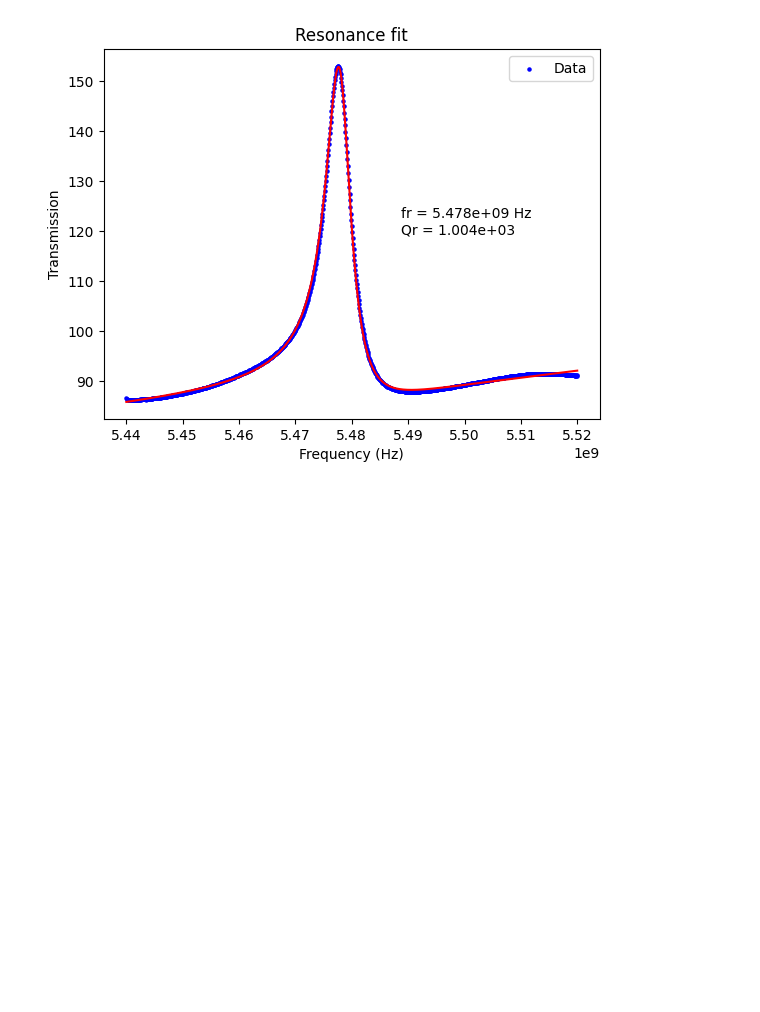
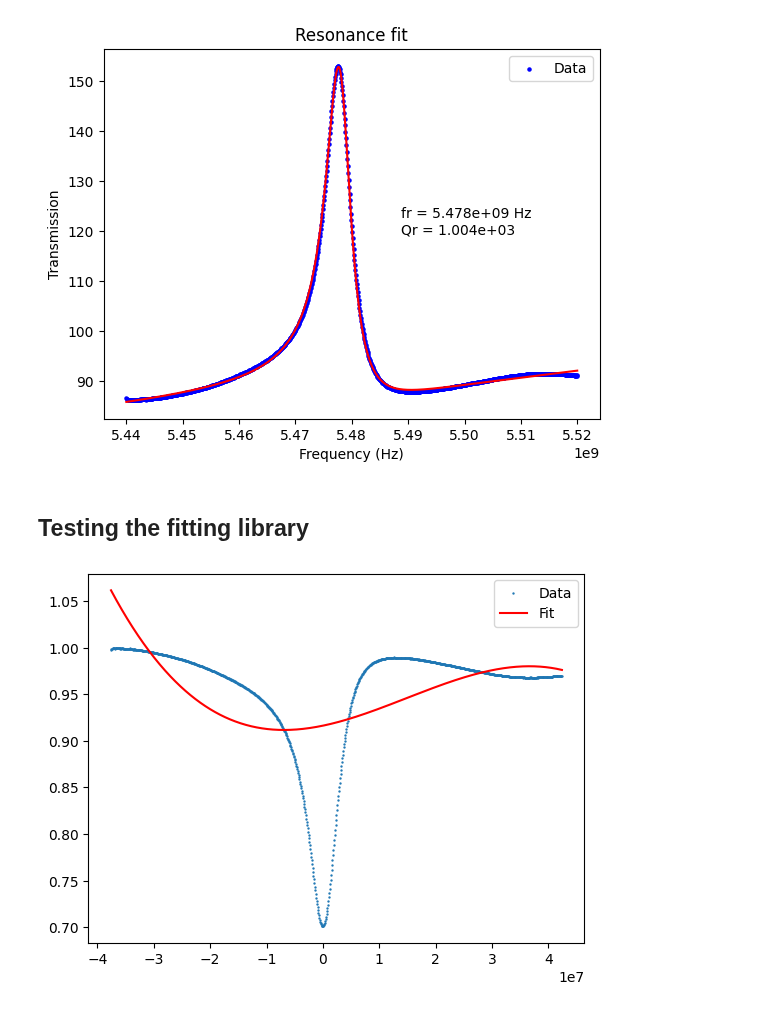
Before and after one commit to biqute/QTLab2425, a Jupyter notebook: IRdetection/Analysis/fitting_tests_scipy.ipynb, the cells around one changed output. Drawn from its saved outputs; the diff is of its cells as text; code cells hidden in the pictures; blank space fills up the shorter version.

Commit message:
Add resonance fitting functions... not working

```diff
--- a/IRdetection/Analysis/fitting_tests_scipy.ipynb
+++ b/IRdetection/Analysis/fitting_tests_scipy.ipynb
@@ -108,3 +110,5 @@ plt.legend()
 plt.show()
 # %% [output]
 [figure]
+# %% [markdown]
+## Testing the fitting library
@@ -110,0 +119,19 @@ plt.show()
+# %%
+path = '../Data/fit_test/Resonances/20mK_-5dBm.txt'
+data = np.loadtxt(path, delimiter=' ', skiprows=0)
+f = data[:,0]
+y = data[:,1]
+
+# Convert to linear scale
+y = 10**(y/20)
+
+# Fit data
+minuit_res = fit_S21(f, y)
+# %%
+# Plot fit
+x = f.copy()
+x -= x[np.argmin(y)]
+#x /= np.max(x)
+plot_fit(minuit_res, x, y, s=2, marker='.')
+# %% [output]
+[figure, added]
```
Also changed, not shown: parts of 2 cells of this notebook, 3 other files.
